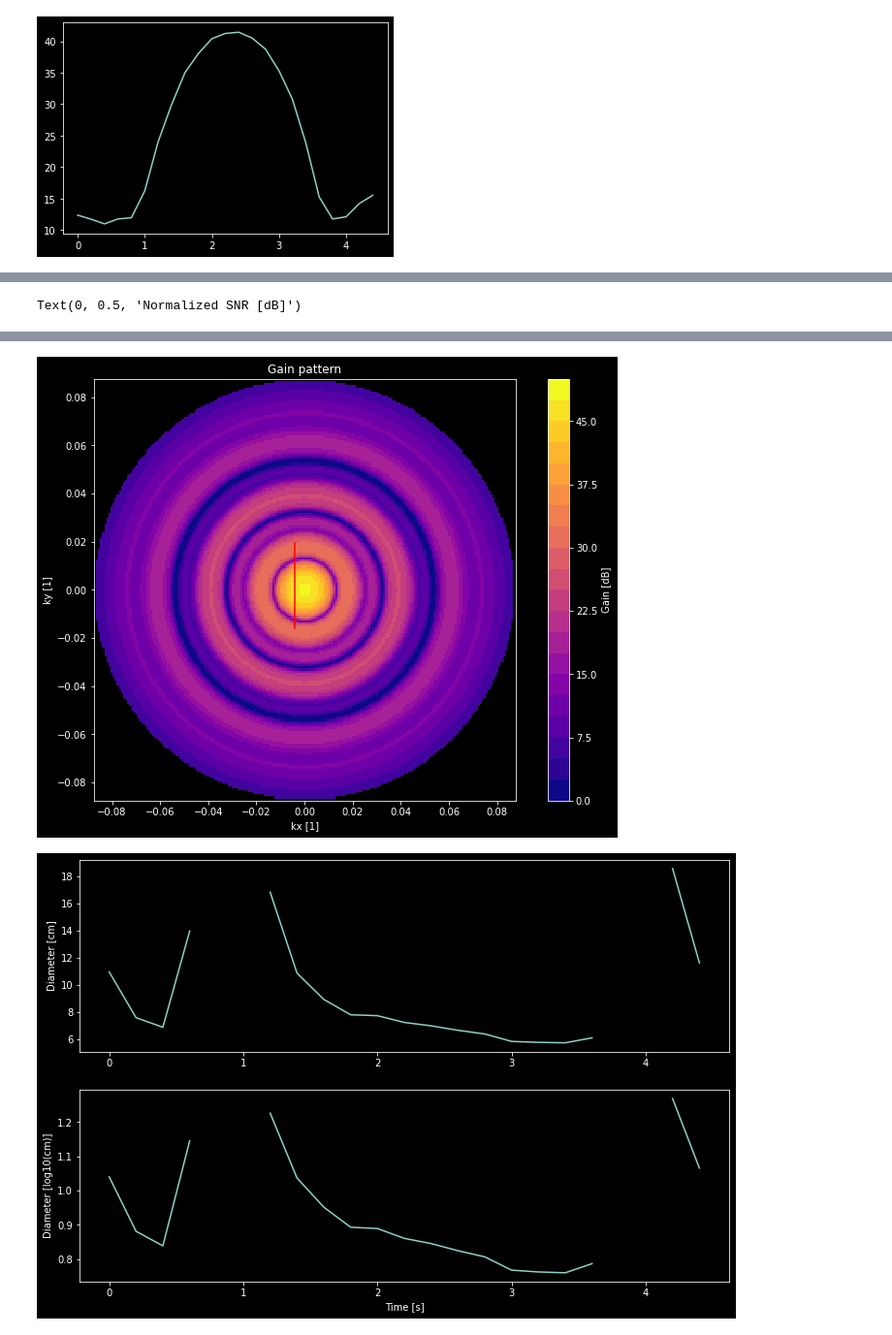
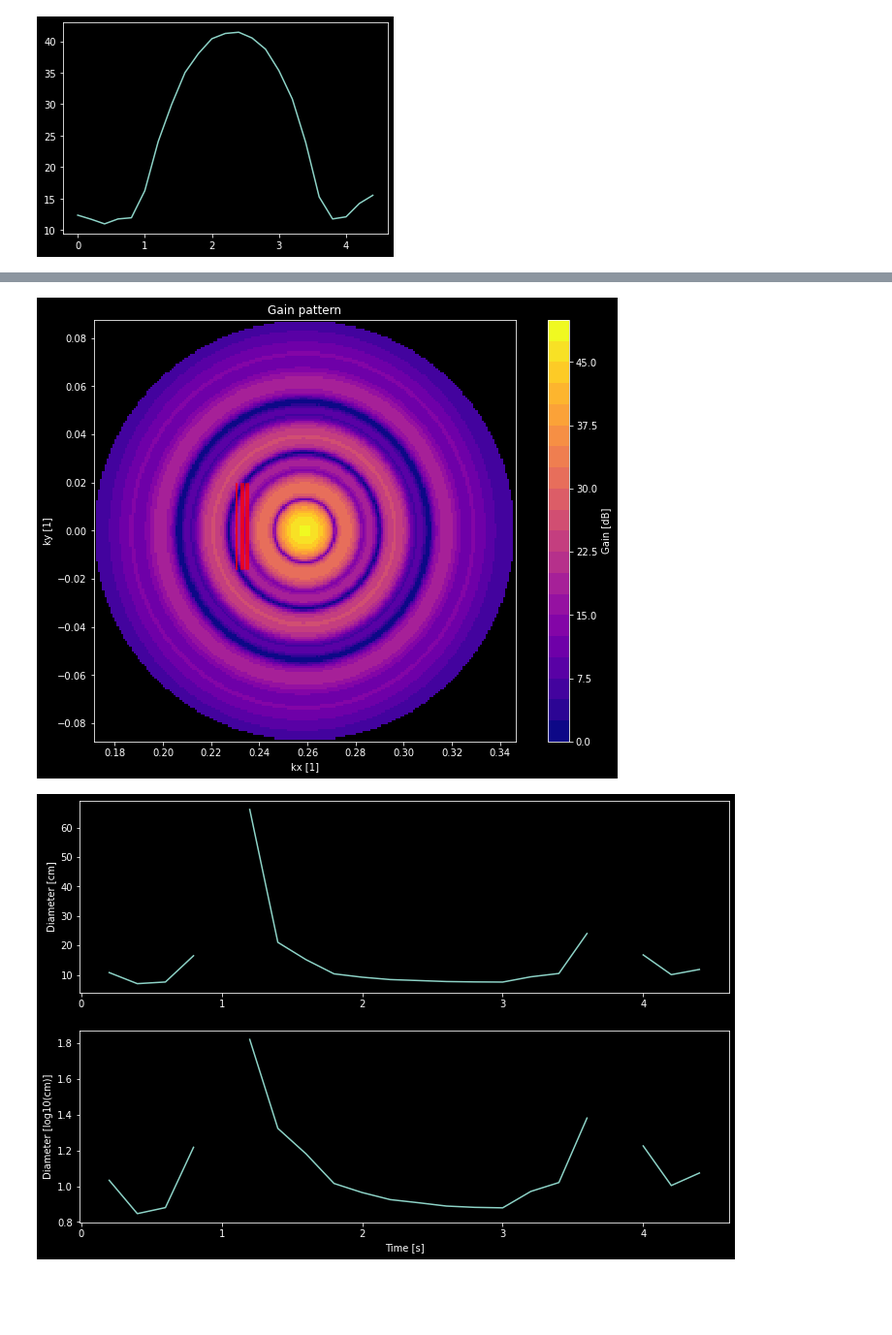
Before and after one commit to jvierine/antisat_analysis, a Jupyter notebook: projects/test_find_rcs.ipynb, the cells around one changed output, grey strips where cells are left out. Shown at 97% size. Saved outputs shown, nothing was run; the diff lists cells and outputs as text; code cells hidden in the pictures; blank space fills up the shorter version.

```diff
--- a/projects/test_find_rcs.ipynb
+++ b/projects/test_find_rcs.ipynb
@@ -106,7 +106,7 @@ mu_r = np.mean(data['r'].values)
 #How long is this arch length radians?
 arc = vel*np.max(data['t'])/mu_r
 yp = np.sin(arc*0.5)
-xp = 0
+xp = radar.tx[0].beam.pointing[0]
 # %%
 pth_f = gain_path_function(
     np.array([xp, yp]),
@@ -210,7 +210,7 @@ diams = []
 SNR_sims = []
 pths = []
 matches = []
-xps = np.linspace(0,-0.1,100)
+xps = radar.tx[0].beam.pointing[0] + np.linspace(0,-0.1,100)
 #figure out offset
 x = data['t'].values.copy()/np.max(data['t'])
 #peak snr
@@ -254,6 +254,7 @@ for xp in xps:
         radar_albedo=1.0,
     )
     diam[G_pth_db < 28] = np.nan
+    scale = np.sum(G_pth_db >= 28)/len(G_pth_db)
     SNR_sim[G_pth_db < 28] = 0
     diams.append(diam)
     SNR_sims.append(SNR_sim)
@@ -264,6 +265,7 @@ for xp in xps:
     #y = 10*np.log10(y)
     norm_coef = np.sqrt(np.sum(xsn**2))*np.sqrt(np.sum(ysn**2))
     match = np.sum(xsn*ysn)/norm_coef
+    match *= scale
     if np.sum(SNR_sim) < 0.001:
         matches.append(0)
     else:
@@ -272,34 +274,41 @@ for xp in xps:
 
 matches = np.array(matches)
 
-best_ind = np.argmax(matches)
-diam = diams[best_ind]
-SNR_sim = SNR_sims[best_ind]
-xp = xps[best_ind]
-pth = pths[best_ind]
+#best_ind = np.argmax(matches)
+best_inds = np.argsort(matches)[::-1][:5]
 
 fig, ax = plt.subplots(figsize=(12,8))
 ax.plot(xps, matches)
+ax.plot(xps[best_inds], matches[best_inds], 'or')
 
-fig, ax = plt.subplots(figsize=(12,8))
-pyant.plotting.gain_heatmap(radar.tx[0].beam, min_elevation=85.0, ax=ax)
-ax.plot(pth[0, :], pth[1, :], '-r')
+fig_heat, ax_heat = plt.subplots(figsize=(12,8))
+pyant.plotting.gain_heatmap(radar.tx[0].beam, min_elevation=85.0, ax=ax_heat)
+# pyant.plotting.gain_heatmap(radar.tx[0].beam, min_elevation=85.0, ax=ax)
+# ax.plot(pth[0, :], pth[1, :], '-r')
 
-fig, axes = plt.subplots(2,1, figsize=(12,8))
-axes[0].plot(data['t'], diam*1e2)
-axes[0].set_ylabel('Diameter [cm]')
-axes[1].plot(data['t'], np.log10(diam*1e2))
-axes[1].set_ylabel('Diameter [log10(cm)]')
-axes[1].set_xlabel('Time [s]')
+for best_ind in best_inds:
+    diam = diams[best_ind]
+    SNR_sim = SNR_sims[best_ind]
+    xp = xps[best_ind]
+    pth = pths[best_ind]
 
-fig, axes = plt.subplots(2,1, figsize=(12,8))
-axes[0].plot(data['t'], SNR_sim/np.max(SNR_sim), label='Estimated')
-axes[0].plot(data['t'], data['SNR']/np.max(data['SNR']), label='Measured')
-axes[1].plot(data['t'], 10*np.log10(SNR_sim/np.max(SNR_sim)), label='Estimated')
-axes[1].plot(data['t'], 10*np.log10(data['SNR']/np.max(data['SNR'])), label='Measured')
-axes[0].legend()
-axes[1].set_xlabel('Time [s]')
-axes[0].set_ylabel('Normalized SNR [1]')
-axes[1].set_ylabel('Normalized SNR [dB]')
+    # fig, ax = plt.subplots(figsize=(12,8))
+    ax_heat.plot(pth[0, :], pth[1, :], '-r')
+
+    fig, axes = plt.subplots(2,1, figsize=(12,8))
+    axes[0].plot(data['t'], diam*1e2)
+    axes[0].set_ylabel('Diameter [cm]')
+    axes[1].plot(data['t'], np.log10(diam*1e2))
+    axes[1].set_ylabel('Diameter [log10(cm)]')
+    axes[1].set_xlabel('Time [s]')
+
+    fig, axes = plt.subplots(2,1, figsize=(12,8))
+    axes[0].plot(data['t'], SNR_sim/np.max(SNR_sim), label='Estimated')
+    axes[0].plot(data['t'], data['SNR']/np.max(data['SNR']), label='Measured')
+    axes[1].plot(data['t'], 10*np.log10(SNR_sim/np.max(SNR_sim)), label='Estimated')
+    axes[1].plot(data['t'], 10*np.log10(data['SNR']/np.max(data['SNR'])), label='Measured')
+    axes[0].legend()
+    axes[1].set_xlabel('Time [s]')
+    axes[0].set_ylabel('Normalized SNR [1]')
+    axes[1].set_ylabel('Normalized SNR [dB]')
 # %% [output]
-Text(0, 0.5, 'Normalized SNR [dB]')
@@ -307,2 +316,2 @@ Text(0, 0.5, 'Normalized SNR [dB]')
-[figure, old version]
+[figure, new version]
-[figure, old version]
+[figure, new version]
```
Also changed, not shown: parts of 18 cells of this notebook.
